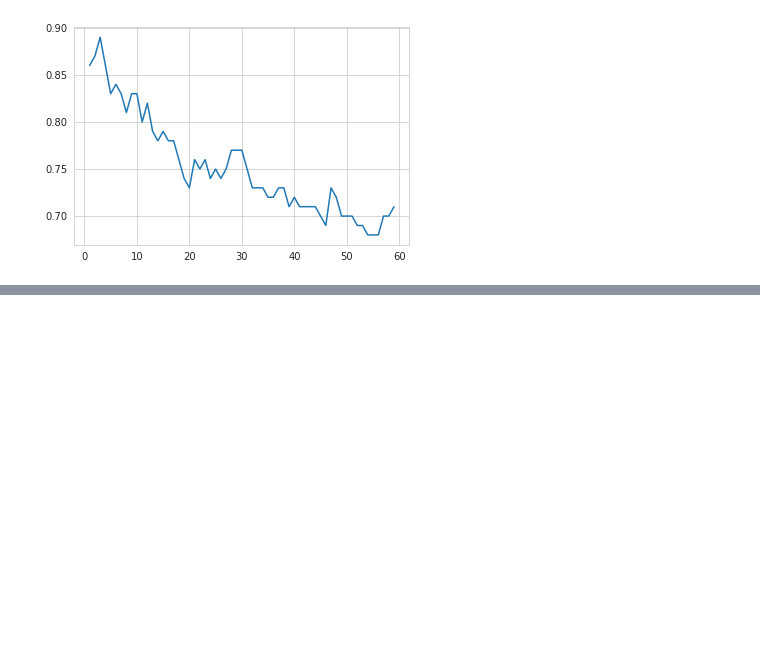
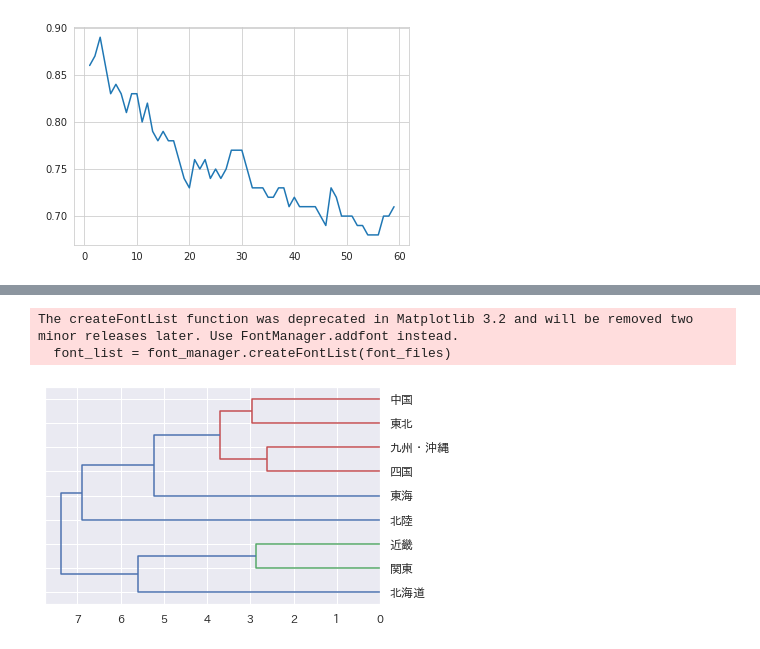
Before and after one commit to anko191/Python_Kaggle, a Jupyter notebook: jsonload.ipynb, the cells around one changed output, grey strips where cells are left out. Drawn from its saved outputs; the diff is of its cells as text; code cells hidden in the pictures; blank space fills up the shorter version.

```diff
--- a/jsonload.ipynb
+++ b/jsonload.ipynb
@@ -332,0 +347,5 @@ max_score: 0.89
+# %%
+# 行と列を入れ替える Excel https://support.microsoft.com/ja-jp/office/%E8%A1%8C%E3%81%8B%E3%82%89%E5%88%97%E3%80%81%E3%81%BE%E3%81%9F%E3%81%AF%E5%88%97%E3%81%8B%E3%82%89%E8%A1%8C%E3%81%AB%E3%83%87%E3%83%BC%E3%82%BF%E3%82%92%E5%85%A5%E3%82%8C%E6%9B%BF%E3%81%88%E3%82%8B-%E9%85%8D%E7%BD%AE%E3%81%AE%E8%BB%A2%E6%8F%9B-3419f2e3-beab-4318-aae5-d0f862209744
+import pandas as pd
+df = pd.read_csv("/content/drive/My Drive/Colab Notebooks/clustering/train.csv", index_col = 0,encoding='cp932')
+df.head()
@@ -332,0 +363,5 @@ max_score: 0.89
+# %%
+from sklearn.preprocessing import StandardScaler
+sc = StandardScaler()
+sc.fit(df)
+df_std = pd.DataFrame( data = sc.transform(df), index = df.index, columns = df.columns)
@@ -332,0 +408,16 @@ max_score: 0.89
+# %%
+# 基準化した値を用いて、クラスタリングを行う
+import matplotlib.pyplot as plt
+# https://tecurio.com/googlecolab_matplotlib_japanize/
+# https://teratail.com/questions/252945
+import japanize_matplotlib #日本語化matplotlib
+import seaborn as sns
+sns.set(font="IPAexGothic") #日本語フォント設定
+from scipy.cluster.hierarchy import dendrogram, linkage
+z = linkage( df_std, method = 'ward', metric = 'euclidean')
+den = dendrogram(z, labels = df.index, orientation = 'left', distance_sort='decending')
+# 日本語が表示されないので、 , fontname="MS Gothic" を追加する
+# %% [output]
+The createFontList function was deprecated in Matplotlib 3.2 and will be removed two minor releases later. Use FontManager.addfont instead.
+  font_list = font_manager.createFontList(font_files)
+[figure, added]
```
Also changed, not shown: parts of 7 cells of this notebook.
